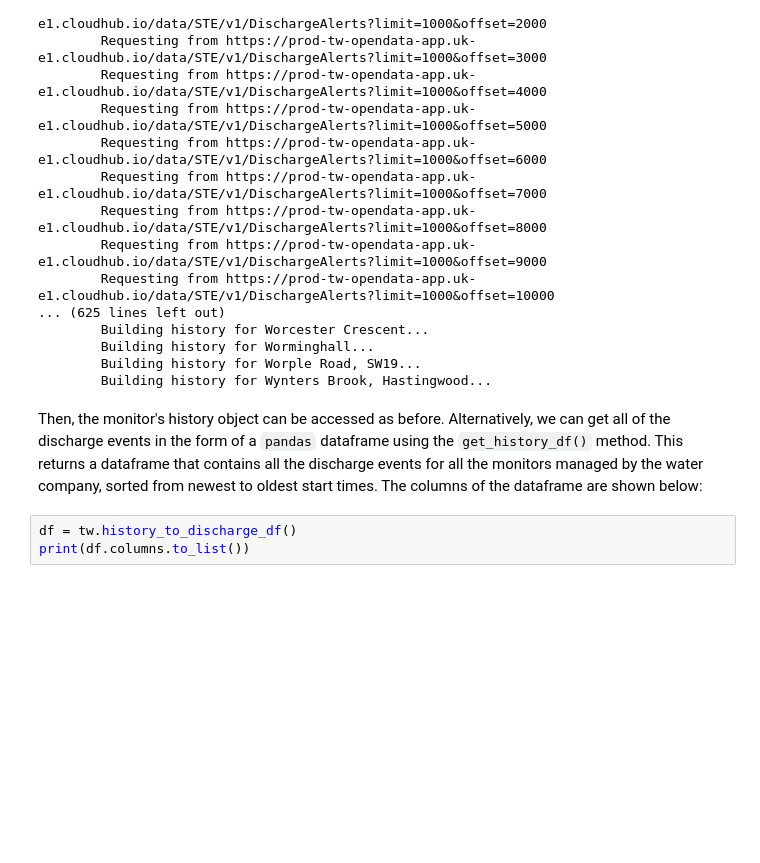
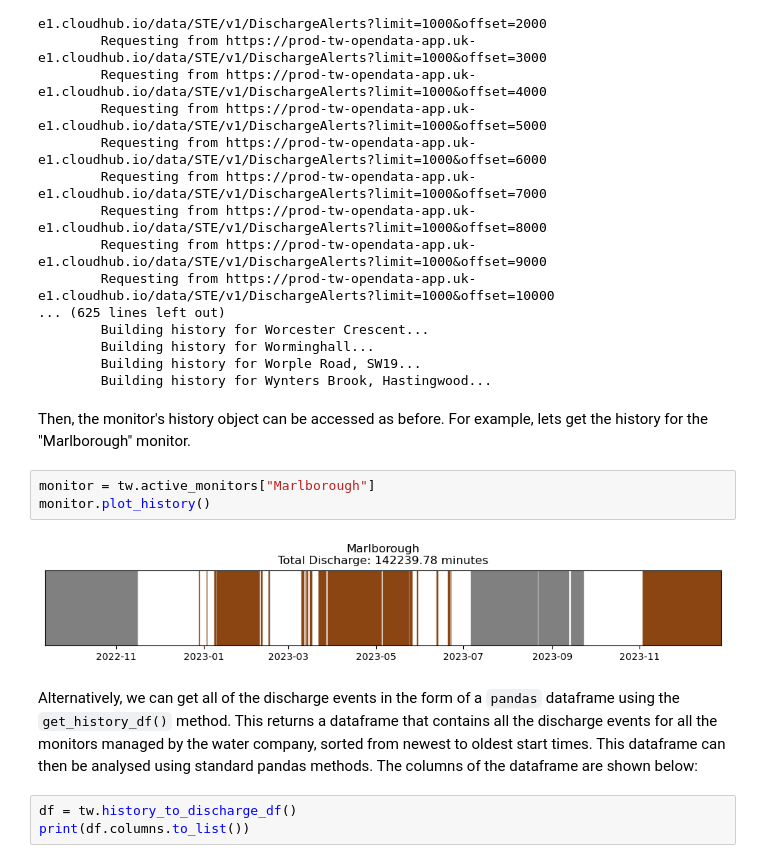
Before and after one commit to AlexLipp/POOPy, a Jupyter notebook: examples/historical_status.ipynb, the cells around one changed output. Saved outputs shown, nothing was run; the diff lists cells and outputs as text; blank space fills up the shorter version.

```diff
--- a/examples/historical_status.ipynb
+++ b/examples/historical_status.ipynb
@@ -101,8 +101,15 @@ Requesting historical data for all monitors from Thames Water API...
         Building history for Worminghall...
         Building history for Worple Road, SW19...
         Building history for Wynters Brook, Hastingwood...
+# %% [markdown]
+Then, the monitor's history object can be accessed as before. For example, lets get the history for the "Marlborough" monitor.
+# %%
+monitor = tw.active_monitors["Marlborough"]
+monitor.plot_history()
+# %% [output]
+[figure, added]
 # %% [markdown]
-Then, the monitor's history object can be accessed as before. Alternatively, we can get all of the discharge events in the form of a `pandas` dataframe using the `get_history_df()` method. This returns a dataframe that contains all the discharge events for all the monitors managed by the water company, sorted from newest to oldest start times. The columns of the dataframe are shown below:
+Alternatively, we can get all of the discharge events in the form of a `pandas` dataframe using the `get_history_df()` method. This returns a dataframe that contains all the discharge events for all the monitors managed by the water company, sorted from newest to oldest start times. This dataframe can then be analysed using standard pandas methods. The columns of the dataframe are shown below:
 # %%
 df = tw.history_to_discharge_df()
 print(df.columns.to_list())
```
Also changed, not shown: parts of 11 cells of this notebook, 4 other files.
